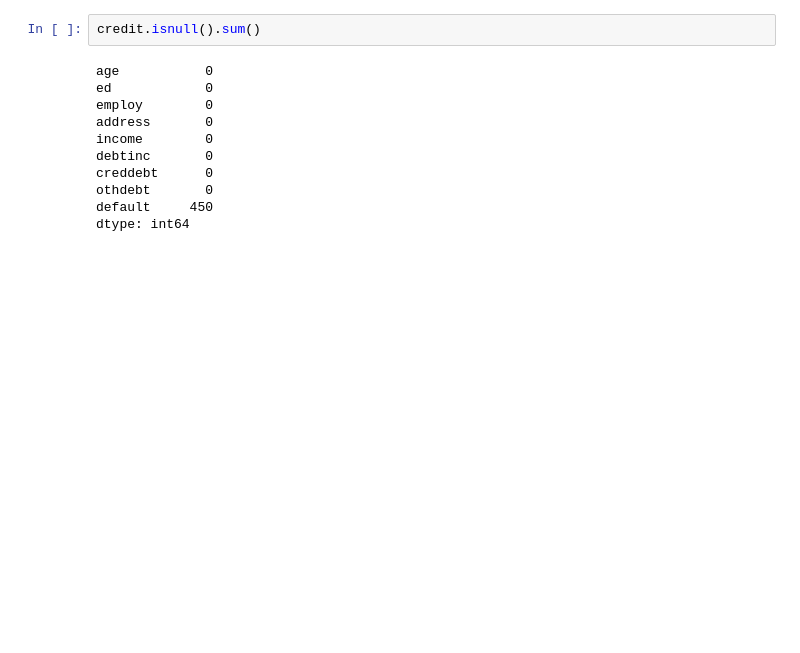
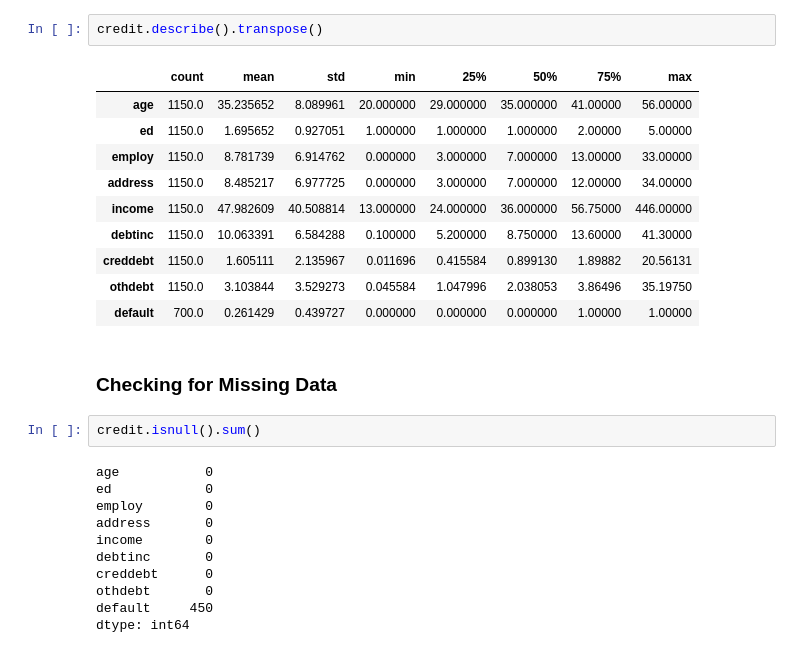
Before and after one commit to iswetha522/Credit-Risk-Analysis, a Jupyter notebook: credit_risk_analysis.ipynb, the cells around one changed output. Drawn from its saved outputs; the diff is of its cells as text; blank space fills up the shorter version.

```diff
--- a/credit_risk_analysis.ipynb
+++ b/credit_risk_analysis.ipynb
@@ -22,3 +61,18 @@ credit
+# %%
+credit.describe().transpose()
+# %% [output]
+|  | count | mean | std | min | 25% | 50% | 75% | max |
+| age | 1150.0 | 35.235652 | 8.089961 | 20.000000 | 29.000000 | 35.000000 | 41.00000 | 56.00000 |
+| ed | 1150.0 | 1.695652 | 0.927051 | 1.000000 | 1.000000 | 1.000000 | 2.00000 | 5.00000 |
+| employ | 1150.0 | 8.781739 | 6.914762 | 0.000000 | 3.000000 | 7.000000 | 13.00000 | 33.00000 |
+| address | 1150.0 | 8.485217 | 6.977725 | 0.000000 | 3.000000 | 7.000000 | 12.00000 | 34.00000 |
+| income | 1150.0 | 47.982609 | 40.508814 | 13.000000 | 24.000000 | 36.000000 | 56.75000 | 446.00000 |
+| debtinc | 1150.0 | 10.063391 | 6.584288 | 0.100000 | 5.200000 | 8.750000 | 13.60000 | 41.30000 |
+| creddebt | 1150.0 | 1.605111 | 2.135967 | 0.011696 | 0.415584 | 0.899130 | 1.89882 | 20.56131 |
+| othdebt | 1150.0 | 3.103844 | 3.529273 | 0.045584 | 1.047996 | 2.038053 | 3.86496 | 35.19750 |
+| default | 700.0 | 0.261429 | 0.439727 | 0.000000 | 0.000000 | 0.000000 | 1.00000 | 1.00000 |
+# %% [markdown]
+### Checking for Missing Data
 # %%
 credit.isnull().sum()
 # %% [output]
```
Also changed, not shown: parts of 34 cells of this notebook.
